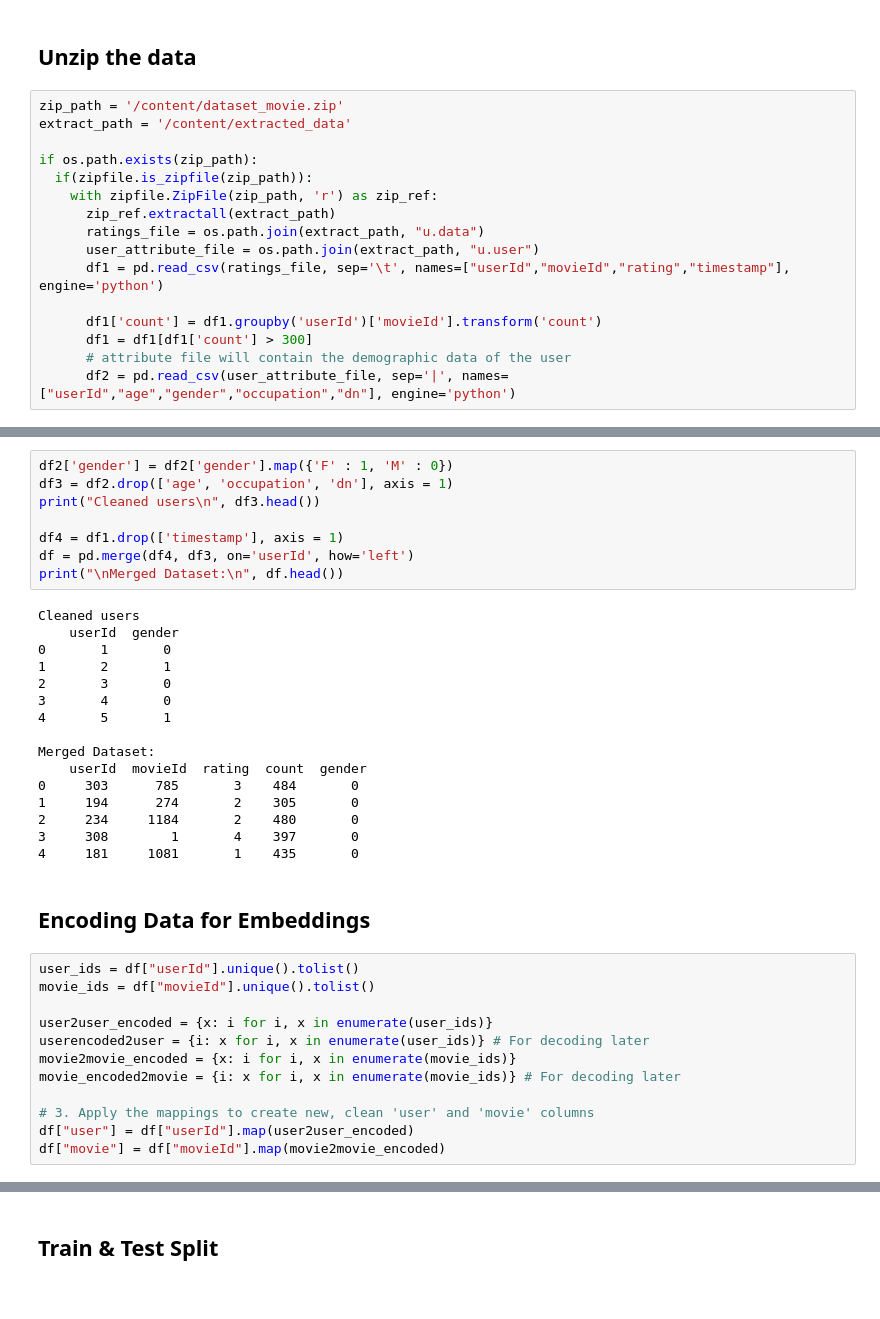
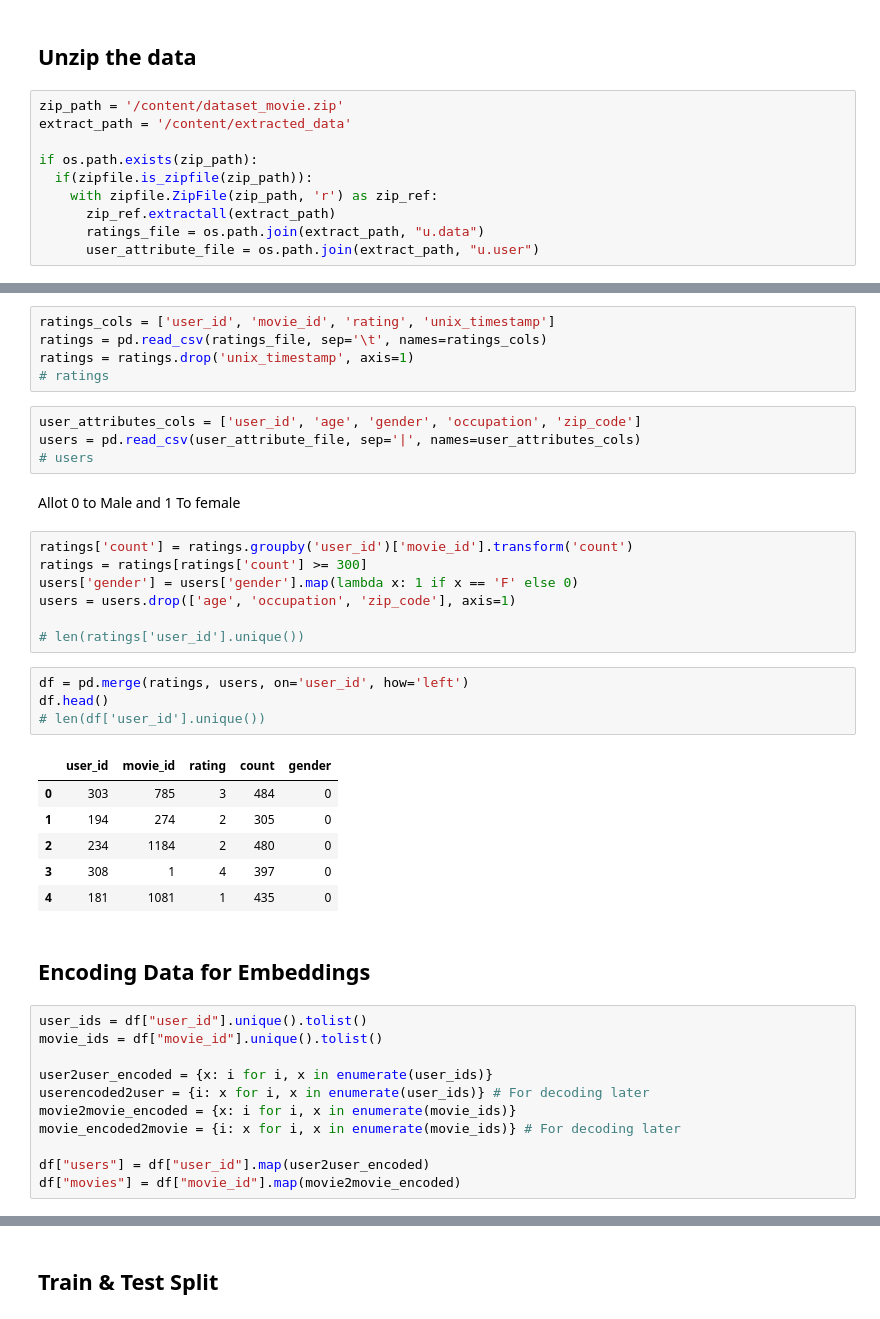
Before and after one commit to PranjalKabra/Fairness-Movie-Recommender, a Jupyter notebook: Notebook_movie.ipynb, the cells around one changed output, grey strips where cells are left out. Saved outputs shown, nothing was run; the diff lists cells and outputs as text.

```diff
--- a/Notebook_movie.ipynb
+++ b/Notebook_movie.ipynb
@@ -25,9 +27,3 @@ if os.path.exists(zip_path):
       zip_ref.extractall(extract_path)
       ratings_file = os.path.join(extract_path, "u.data")
       user_attribute_file = os.path.join(extract_path, "u.user")
-      df1 = pd.read_csv(ratings_file, sep='\t', names=["userId","movieId","rating","timestamp"], engine='python')
-
-      df1['count'] = df1.groupby('userId')['movieId'].transform('count')
-      df1 = df1[df1['count'] > 300]
-      # attribute file will contain the demographic data of the user
-      df2 = pd.read_csv(user_attribute_file, sep='|', names=["userId","age","gender","occupation","dn"], engine='python')
@@ -61,38 +30,42 @@ Users Head:
-# %%
-df2['gender'] = df2['gender'].map({'F' : 1, 'M' : 0})
-df3 = df2.drop(['age', 'occupation', 'dn'], axis = 1)
-print("Cleaned users\n", df3.head())
-
-df4 = df1.drop(['timestamp'], axis = 1)
-df = pd.merge(df4, df3, on='userId', how='left')
-print("\nMerged Dataset:\n", df.head())
-# %% [output]
-Cleaned users
-    userId  gender
-0       1       0
-1       2       1
-2       3       0
-3       4       0
-4       5       1
-
-Merged Dataset:
-    userId  movieId  rating  count  gender
-0     303      785       3    484       0
-1     194      274       2    305       0
-2     234     1184       2    480       0
-3     308        1       4    397       0
-4     181     1081       1    435       0
+# %%
+ratings_cols = ['user_id', 'movie_id', 'rating', 'unix_timestamp']
+ratings = pd.read_csv(ratings_file, sep='\t', names=ratings_cols)
+ratings = ratings.drop('unix_timestamp', axis=1)
+# ratings
+# %%
+user_attributes_cols = ['user_id', 'age', 'gender', 'occupation', 'zip_code']
+users = pd.read_csv(user_attribute_file, sep='|', names=user_attributes_cols)
+# users
+# %% [markdown]
+Allot 0 to Male and 1 To female
+# %%
+ratings['count'] = ratings.groupby('user_id')['movie_id'].transform('count')
+ratings = ratings[ratings['count'] >= 300]
+users['gender'] = users['gender'].map(lambda x: 1 if x == 'F' else 0)
+users = users.drop(['age', 'occupation', 'zip_code'], axis=1)
+
+# len(ratings['user_id'].unique())
+# %%
+df = pd.merge(ratings, users, on='user_id', how='left')
+df.head()
+# len(df['user_id'].unique())
+# %% [output]
+|  | user_id | movie_id | rating | count | gender |
+| 0 | 303 | 785 | 3 | 484 | 0 |
+| 1 | 194 | 274 | 2 | 305 | 0 |
+| 2 | 234 | 1184 | 2 | 480 | 0 |
+| 3 | 308 | 1 | 4 | 397 | 0 |
+| 4 | 181 | 1081 | 1 | 435 | 0 |
 # %% [markdown]
 ## Encoding Data for Embeddings
 # %%
-user_ids = df["userId"].unique().tolist()
-movie_ids = df["movieId"].unique().tolist()
+user_ids = df["user_id"].unique().tolist()
+movie_ids = df["movie_id"].unique().tolist()
 
 user2user_encoded = {x: i for i, x in enumerate(user_ids)}
 userencoded2user = {i: x for i, x in enumerate(user_ids)} # For decoding later
 movie2movie_encoded = {x: i for i, x in enumerate(movie_ids)}
 movie_encoded2movie = {i: x for i, x in enumerate(movie_ids)} # For decoding later
 
-# 3. Apply the mappings to create new, clean 'user' and 'movie' columns
-df["user"] = df["userId"].map(user2user_encoded)
-df["movie"] = df["movieId"].map(movie2movie_encoded)
+df["users"] = df["user_id"].map(user2user_encoded)
+df["movies"] = df["movie_id"].map(movie2movie_encoded)
```
Also changed, not shown: parts of 33 cells of this notebook.
